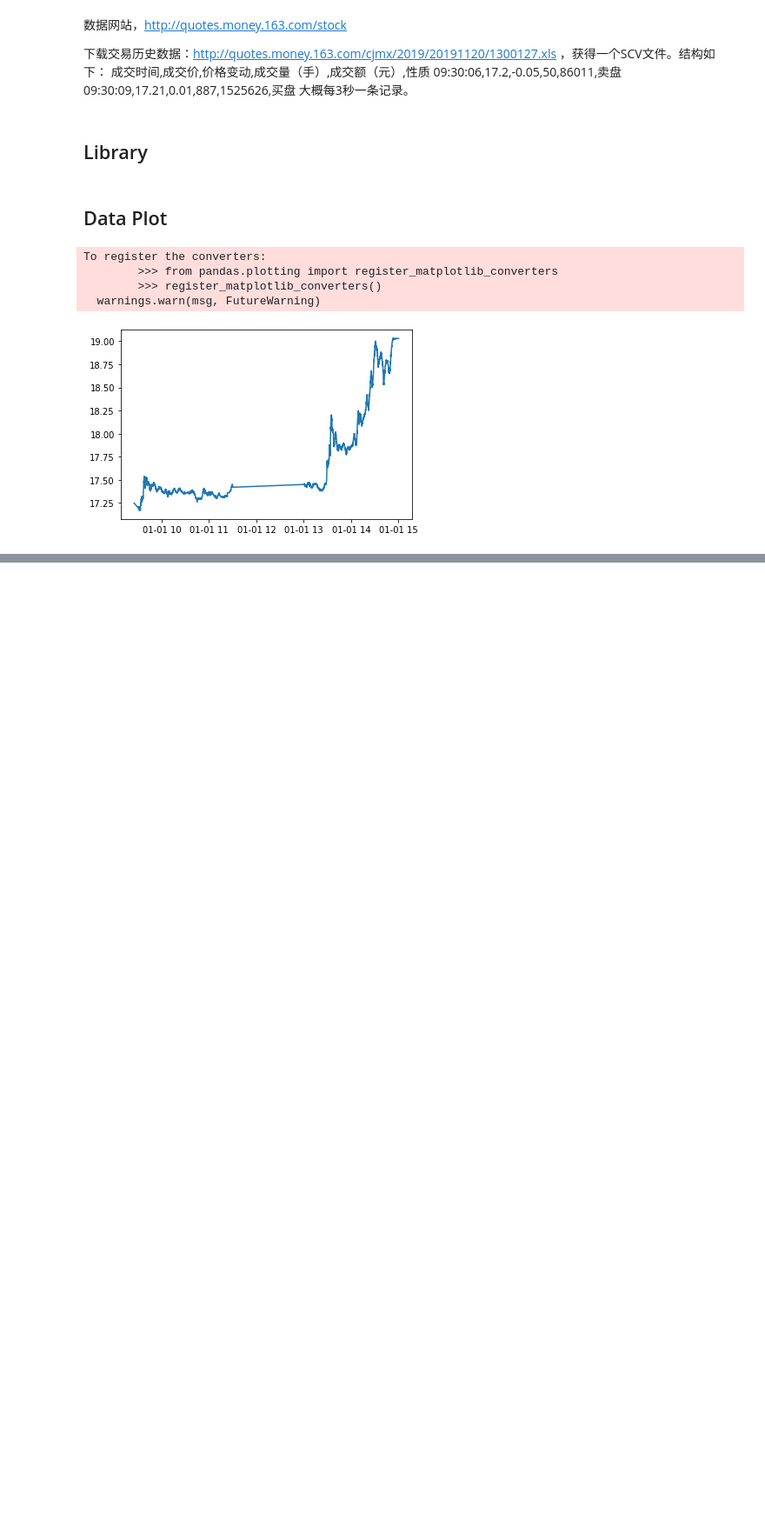
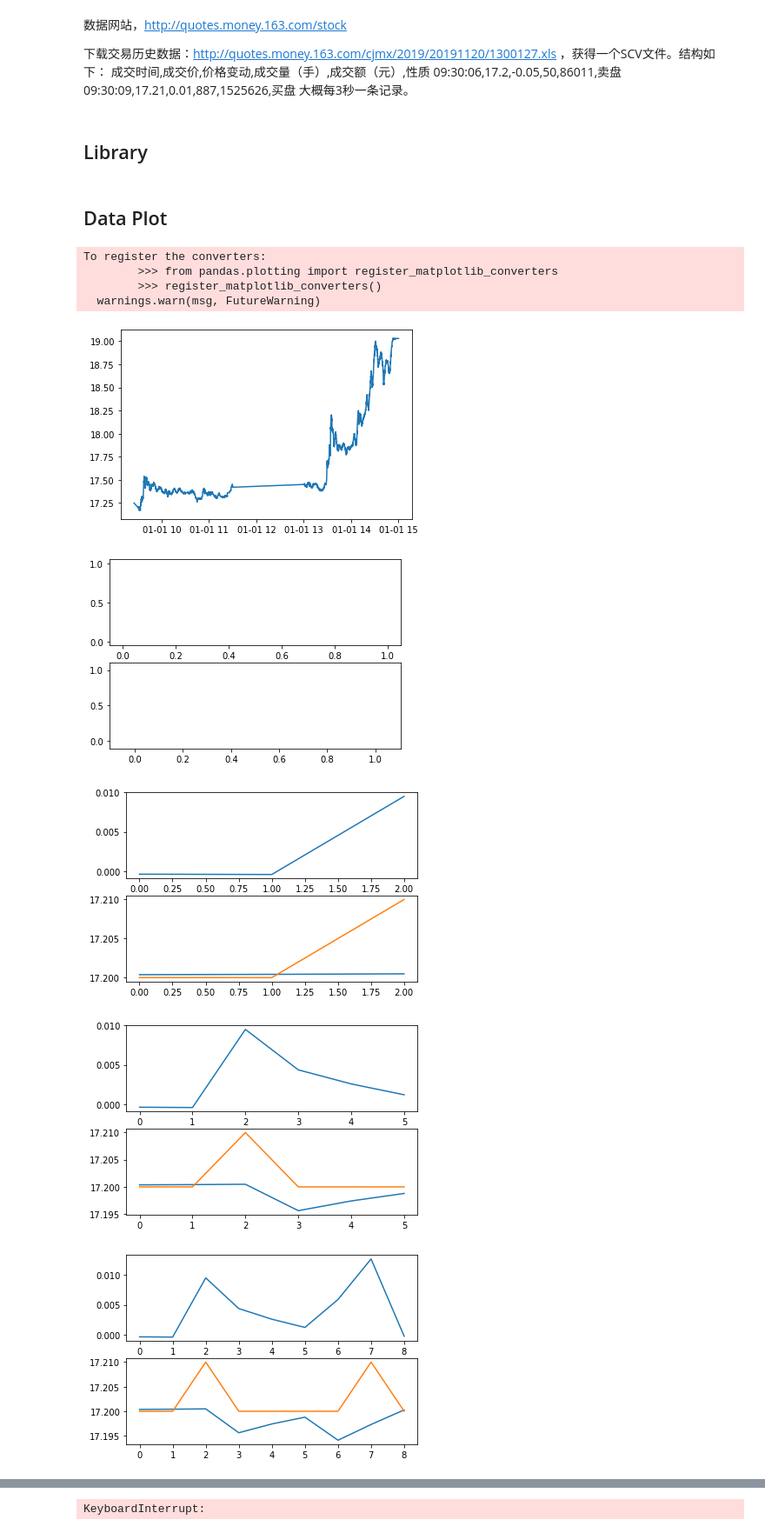
Before and after one commit to sillyemperor/mypynotebook, a Jupyter notebook: lstm-ashare-live.ipynb, the cells around one changed output, grey strips where cells are left out. Shown: that part at 87% size. Saved outputs shown, nothing was run; the diff lists cells and outputs as text; code cells hidden in the pictures; blank space fills up the shorter version.

```diff
--- a/lstm-ashare-live.ipynb
+++ b/lstm-ashare-live.ipynb
@@ -54,8 +54,8 @@ loader = local_price('data/ashare/30012720191120.csv')
 
 num_epochs = 100
 
-num_classes = 10
-seq_length = 40
+num_classes = 3
+seq_length = 12
 
 input_size = 1
 hidden_size = 2
@@ -85,31 +85,42 @@ for price in loader:
                 y = torch.tensor(bucket[:num_classes]).view(-1)
                 loss = y - x
                 aloss = loss.sum()/num_classes
 
                 loss_list += list(loss.view(-1).numpy())
                 x_list += list(x.view(-1).numpy())
                 y_list += list(y.view(-1).numpy())
                 aloss_list.append(aloss)
 
                 # print(x)
 #                 print(y)
 #                 print(aloss, elapsed)
 #                 print()
 
             t1 = time.time()
             training_data = torch.Tensor(data)
             training_data = sc.fit_transform(training_data.view(-1, 1))
             # training_data = torch.Tensor([training_data])
 
             x, y = sliding_windows(training_data, seq_length, num_classes)
             trainX = torch.Tensor(np.array(x))
             trainY = torch.Tensor(np.array(y))
 
             loss = train(lstm, num_epochs, num_classes, trainX, trainY)
             elapsed = time.time() - t1
 
             predict_data = data[-1]
             predict_y = predict(lstm, predict_data)
 #             print(predict_y)
+            plt.subplot(2,1,1)
+            plt.plot(loss_list, )
+            plt.subplot(2,1,2)
+            plt.plot(x_list, )
+            plt.plot(y_list, )
+            plt.show()
 
-        bucket = []
+        bucket = bucket[num_classes:]
+# %% [output]
+[figure, added]
+[figure, added]
+[figure, added]
+[figure, added]
@@ -116,3 +136,4 @@ for price in loader:
+KeyboardInterrupt:
 # %%
 plt.subplot(2,1,1)
 plt.plot(loss_list, )
```
Also changed, not shown: parts of 2 cells of this notebook, 5 other files.
